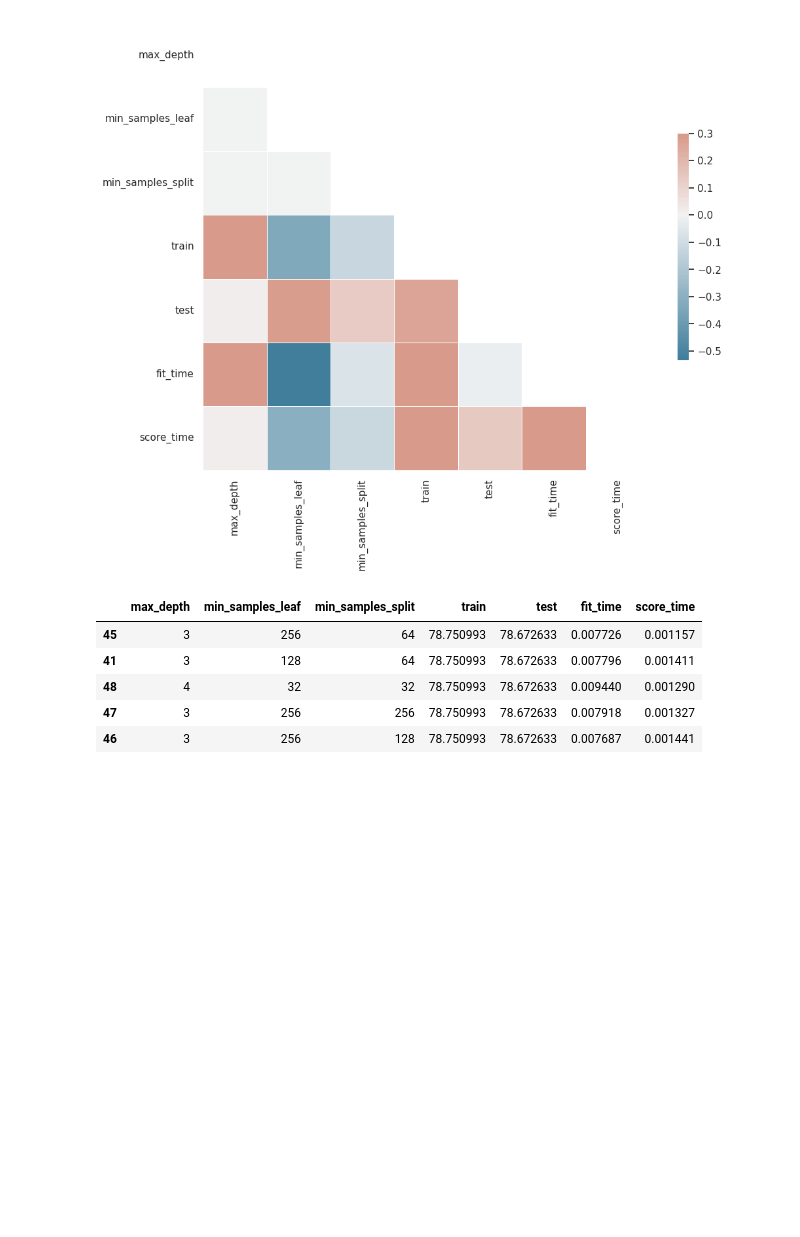
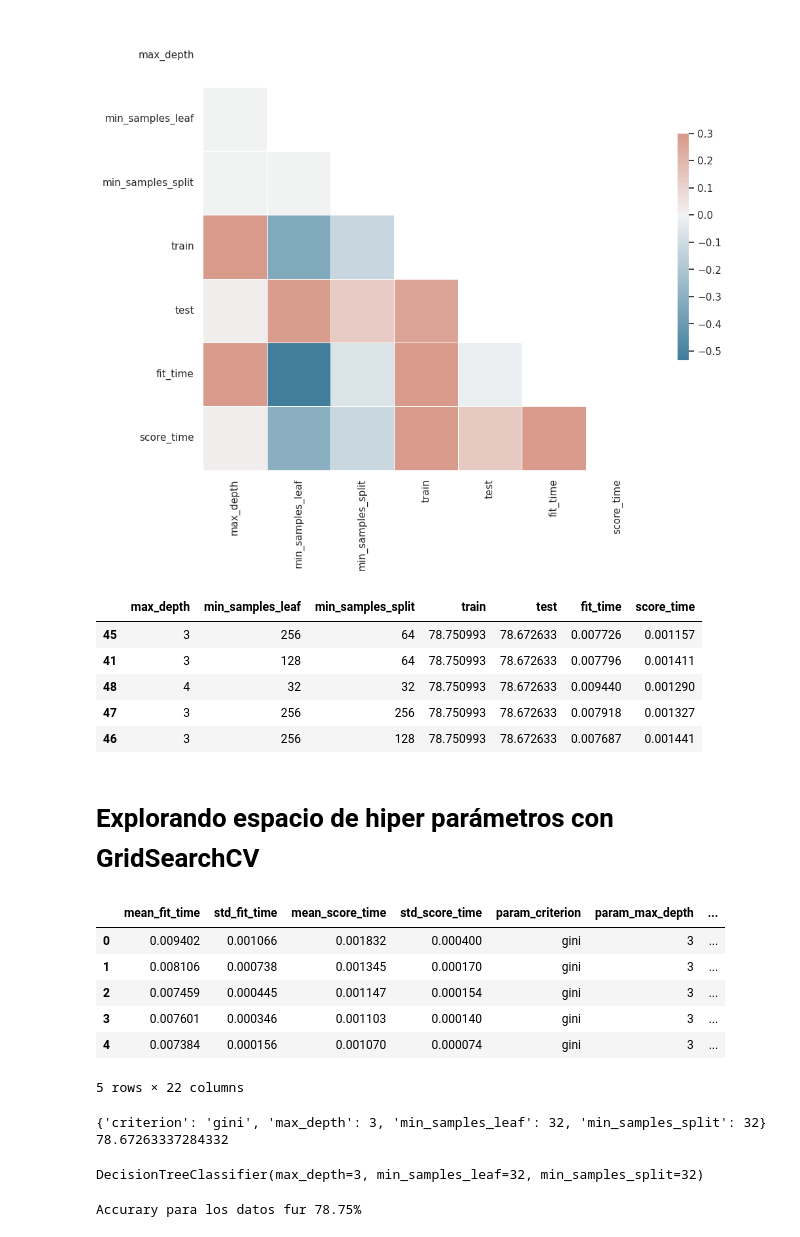
Before and after one commit to celioso/MachineLearningOptimizaciondemodelosatravesdehiperpar-metros, a Jupyter notebook: Introduccion_a_Machine_Learning_Optimizacion.ipynb, the cells around one changed output. Cells and saved outputs as stored; diff of their text form; code cells hidden in the pictures; blank space fills up the shorter version.

Commit message:
Búsqueda de hiper parámetros con GridSearchCV

```diff
--- a/Introduccion_a_Machine_Learning_Optimizacion.ipynb
+++ b/Introduccion_a_Machine_Learning_Optimizacion.ipynb
@@ -544,3 +544,51 @@ resultados.sort_values("test", ascending=False).head()
 | 48 | 4 | 32 | 32 | 78.750993 | 78.672633 | 0.009440 | 0.001290 |
 | 47 | 3 | 256 | 256 | 78.750993 | 78.672633 | 0.007918 | 0.001327 |
 | 46 | 3 | 256 | 128 | 78.750993 | 78.672633 | 0.007687 | 0.001441 |
+# %% [markdown]
+# Explorando espacio de hiper parámetros con GridSearchCV
+# %%
+from sklearn.model_selection import GridSearchCV
+
+SEED = 301
+np.random.seed(SEED)
+
+espacio_de_parametros = {
+    "max_depth":[3, 5],
+    "min_samples_split":[32, 64, 128],
+    "min_samples_leaf": [32, 64, 128],
+    "criterion": ["gini", "entropy"]
+}
+
+buscar = GridSearchCV(DecisionTreeClassifier(),
+                    espacio_de_parametros,
+                    cv = GroupKFold(n_splits= 10))
+buscar.fit(x_ord, y_ord, groups = datos.modelo)
+resultados = pd.DataFrame(buscar.cv_results_)
+resultados.head()
+# %% [output]
+|  | mean_fit_time | std_fit_time | mean_score_time | std_score_time | param_criterion | param_max_depth | ... |
+| 0 | 0.009402 | 0.001066 | 0.001832 | 0.000400 | gini | 3 | ... |
+| 1 | 0.008106 | 0.000738 | 0.001345 | 0.000170 | gini | 3 | ... |
+| 2 | 0.007459 | 0.000445 | 0.001147 | 0.000154 | gini | 3 | ... |
+| 3 | 0.007601 | 0.000346 | 0.001103 | 0.000140 | gini | 3 | ... |
+| 4 | 0.007384 | 0.000156 | 0.001070 | 0.000074 | gini | 3 | ... |
+5 rows × 22 columns
+# %%
+print(buscar.best_params_)
+print(buscar.best_score_ * 100)
+# %% [output]
+{'criterion': 'gini', 'max_depth': 3, 'min_samples_leaf': 32, 'min_samples_split': 32}
+78.67263337284332
+# %%
+mejor = buscar.best_estimator_
+mejor
+# %% [output]
+DecisionTreeClassifier(max_depth=3, min_samples_leaf=32, min_samples_split=32)
+# %%
+from sklearn.metrics import accuracy_score
+
+prediccion =mejor.predict(x_ord)
+accuracy = accuracy_score(prediccion, y_ord) * 100
+print("Accurary para los datos fur %.2f%%" % accuracy)
+# %% [output]
+Accurary para los datos fur 78.75%
```
Also changed, not shown: 1 other file.
